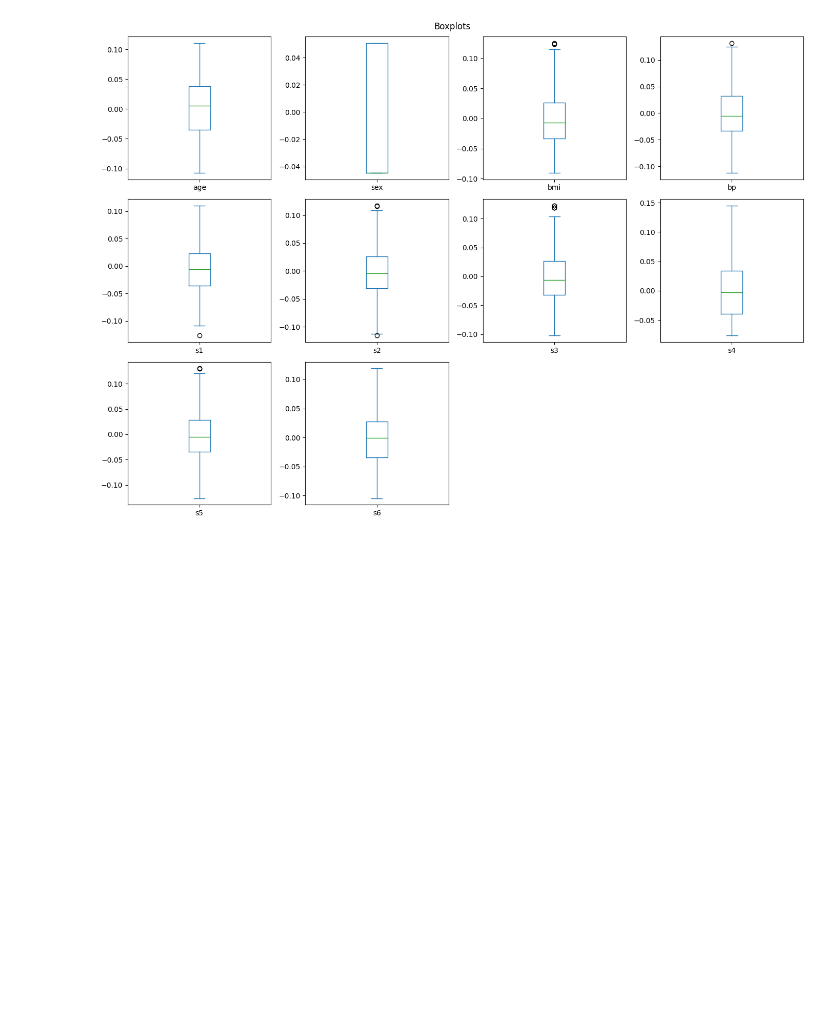
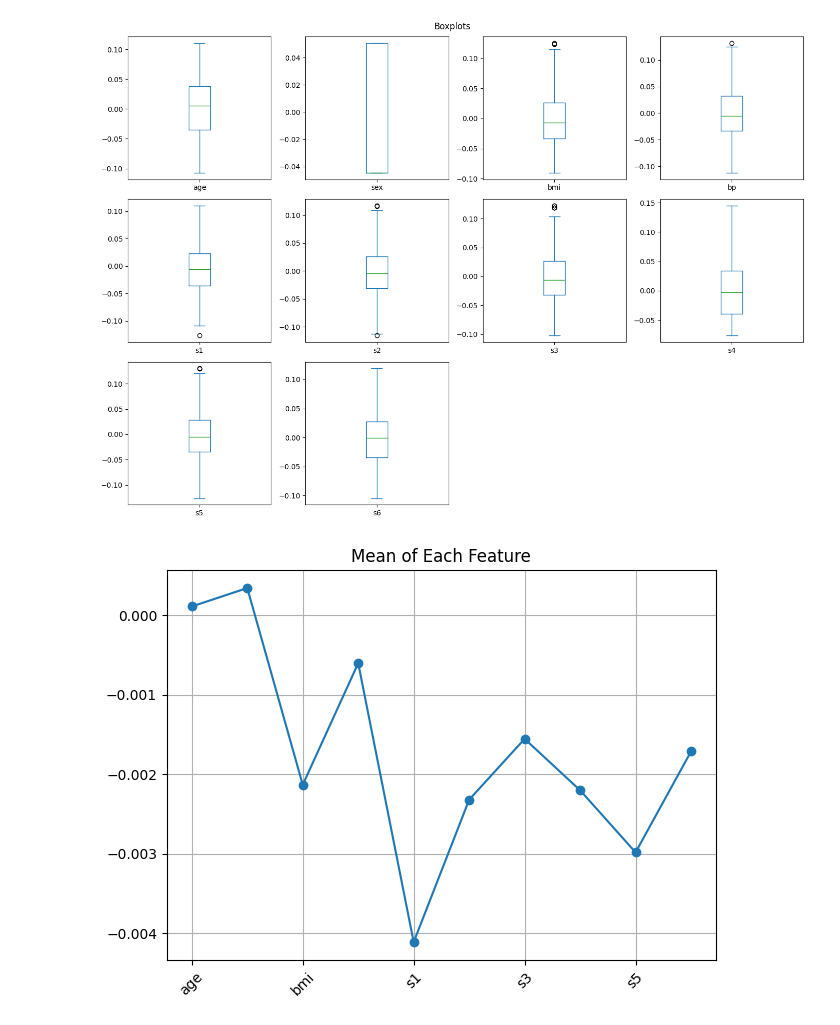
Before and after one commit to kk23mm14-source/pynotes-kranti, a Jupyter notebook: notebooks/kranti/sample.ipynb, the cells around one changed output. Saved outputs shown, nothing was run; the diff lists cells and outputs as text; code cells hidden in the pictures; blank space fills up the shorter version.

```diff
--- a/notebooks/kranti/sample.ipynb
+++ b/notebooks/kranti/sample.ipynb
@@ -87,3 +87,13 @@ plt.tight_layout()
 plt.show()
 # %% [output]
 [figure]
+# %%
+means = df[diabetes.feature_names].mean()
+means.plot(kind='line', marker='o')
+plt.title("Mean of Each Feature")
+plt.xticks(rotation=45)
+plt.grid(True)
+plt.tight_layout()
+plt.show()
+# %% [output]
+[figure, added]
```
Also changed, not shown: parts of 1 cell of this notebook, 10 other files.
